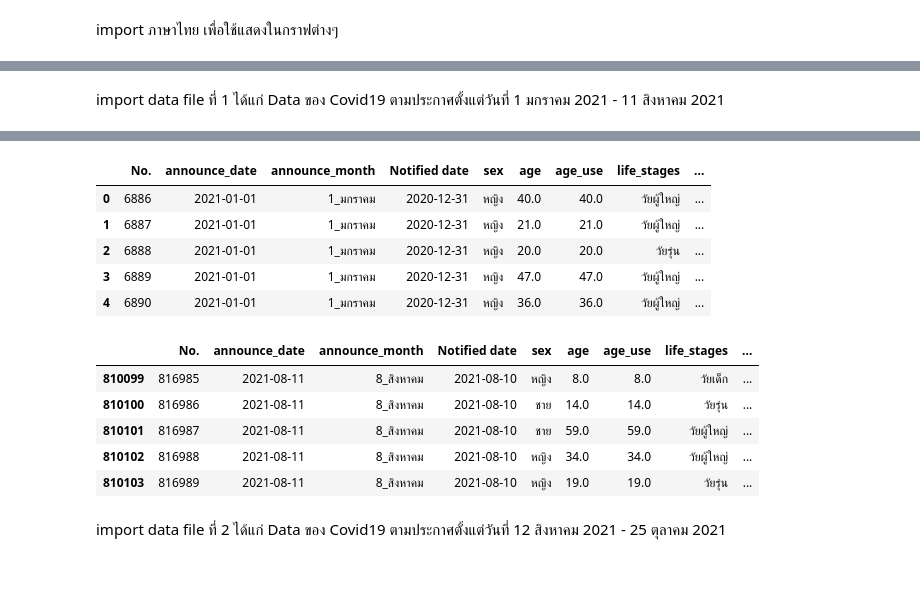
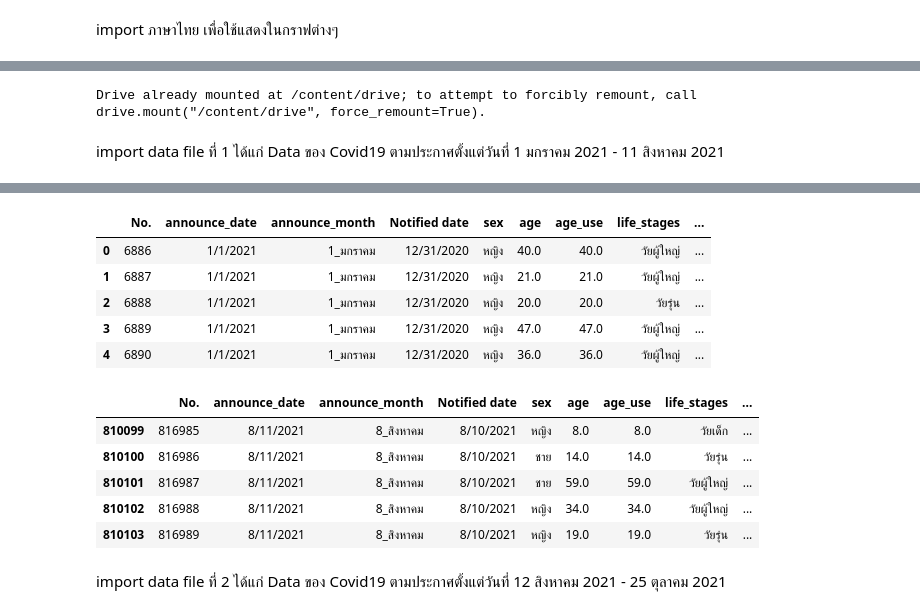
Before and after one commit to Toeysamm/2-64-NIDA-DADS5001, a Jupyter notebook: Covid19_midterm.ipynb, the cells around one changed output, grey strips where cells are left out. Cells and saved outputs as stored; diff of their text form; code cells hidden in the pictures; blank space fills up the shorter version.

```diff
--- a/Covid19_midterm.ipynb
+++ b/Covid19_midterm.ipynb
@@ -40,9 +40,17 @@ thsarabunnew-webfon 100%[===================>]  96.00K  --.-KB/s    in 0.02s
+# %%
+from google.colab import drive
+drive.mount('/content/drive')
+# %% [output]
+Drive already mounted at /content/drive; to attempt to forcibly remount, call drive.mount("/content/drive", force_remount=True).
 # %% [markdown]
 import data file ที่ 1 ได้แก่ Data ของ Covid19 ตามประกาศตั้งแต่วันที่ 1 มกราคม 2021 - 11 สิงหาคม 2021
 # %%
-%time
-url1 = 'https://docs.google.com/spreadsheets/d/1oTkq0lCdwAXEK4VFKO80bgt7PnsuL5nM/edit?usp=sharing&ouid=109060731963179648304&rtpof=true&sd=true'
-path1 = 'https://drive.google.com/uc?export=download&id='+url1.split('/')[-2]
-df1 = pd.read_excel(path1)
+df1 = pd.read_csv('/content/drive/My Drive/NIDA5001/Covid19_midterm/csv/confirmed-cases-clean-Y64-110864.csv')
 df1.head()
+
+#%time
+#url1 = 'https://docs.google.com/spreadsheets/d/1oTkq0lCdwAXEK4VFKO80bgt7PnsuL5nM/edit?usp=sharing&ouid=109060731963179648304&rtpof=true&sd=true'
+#path1 = 'https://drive.google.com/uc?export=download&id='+url1.split('/')[-2]
+#df1 = pd.read_excel(path1)
+#df1.head()
 # %% [output]
@@ -51,18 +57,18 @@ Wall time: 9.78 µs
 |  | No. | announce_date | announce_month | Notified date | sex | age | age_use | life_stages | ... |
-| 0 | 6886 | 2021-01-01 | 1_มกราคม | 2020-12-31 | หญิง | 40.0 | 40.0 | วัยผู้ใหญ่ | ... |
-| 1 | 6887 | 2021-01-01 | 1_มกราคม | 2020-12-31 | หญิง | 21.0 | 21.0 | วัยผู้ใหญ่ | ... |
-| 2 | 6888 | 2021-01-01 | 1_มกราคม | 2020-12-31 | หญิง | 20.0 | 20.0 | วัยรุ่น | ... |
-| 3 | 6889 | 2021-01-01 | 1_มกราคม | 2020-12-31 | หญิง | 47.0 | 47.0 | วัยผู้ใหญ่ | ... |
-| 4 | 6890 | 2021-01-01 | 1_มกราคม | 2020-12-31 | หญิง | 36.0 | 36.0 | วัยผู้ใหญ่ | ... |
+| 0 | 6886 | 1/1/2021 | 1_มกราคม | 12/31/2020 | หญิง | 40.0 | 40.0 | วัยผู้ใหญ่ | ... |
+| 1 | 6887 | 1/1/2021 | 1_มกราคม | 12/31/2020 | หญิง | 21.0 | 21.0 | วัยผู้ใหญ่ | ... |
+| 2 | 6888 | 1/1/2021 | 1_มกราคม | 12/31/2020 | หญิง | 20.0 | 20.0 | วัยรุ่น | ... |
+| 3 | 6889 | 1/1/2021 | 1_มกราคม | 12/31/2020 | หญิง | 47.0 | 47.0 | วัยผู้ใหญ่ | ... |
+| 4 | 6890 | 1/1/2021 | 1_มกราคม | 12/31/2020 | หญิง | 36.0 | 36.0 | วัยผู้ใหญ่ | ... |
 # %%
 df1.tail()
 # %% [output]
 |  | No. | announce_date | announce_month | Notified date | sex | age | age_use | life_stages | ... |
-| 810099 | 816985 | 2021-08-11 | 8_สิงหาคม | 2021-08-10 | หญิง | 8.0 | 8.0 | วัยเด็ก | ... |
-| 810100 | 816986 | 2021-08-11 | 8_สิงหาคม | 2021-08-10 | ชาย | 14.0 | 14.0 | วัยรุ่น | ... |
-| 810101 | 816987 | 2021-08-11 | 8_สิงหาคม | 2021-08-10 | ชาย | 59.0 | 59.0 | วัยผู้ใหญ่ | ... |
-| 810102 | 816988 | 2021-08-11 | 8_สิงหาคม | 2021-08-10 | หญิง | 34.0 | 34.0 | วัยผู้ใหญ่ | ... |
-| 810103 | 816989 | 2021-08-11 | 8_สิงหาคม | 2021-08-10 | หญิง | 19.0 | 19.0 | วัยรุ่น | ... |
+| 810099 | 816985 | 8/11/2021 | 8_สิงหาคม | 8/10/2021 | หญิง | 8.0 | 8.0 | วัยเด็ก | ... |
+| 810100 | 816986 | 8/11/2021 | 8_สิงหาคม | 8/10/2021 | ชาย | 14.0 | 14.0 | วัยรุ่น | ... |
+| 810101 | 816987 | 8/11/2021 | 8_สิงหาคม | 8/10/2021 | ชาย | 59.0 | 59.0 | วัยผู้ใหญ่ | ... |
+| 810102 | 816988 | 8/11/2021 | 8_สิงหาคม | 8/10/2021 | หญิง | 34.0 | 34.0 | วัยผู้ใหญ่ | ... |
+| 810103 | 816989 | 8/11/2021 | 8_สิงหาคม | 8/10/2021 | หญิง | 19.0 | 19.0 | วัยรุ่น | ... |
 # %% [markdown]
 import data file ที่ 2 ได้แก่ Data ของ Covid19 ตามประกาศตั้งแต่วันที่ 12 สิงหาคม 2021 - 25 ตุลาคม 2021
 # %%
```
Also changed, not shown: parts of 22 cells of this notebook.
